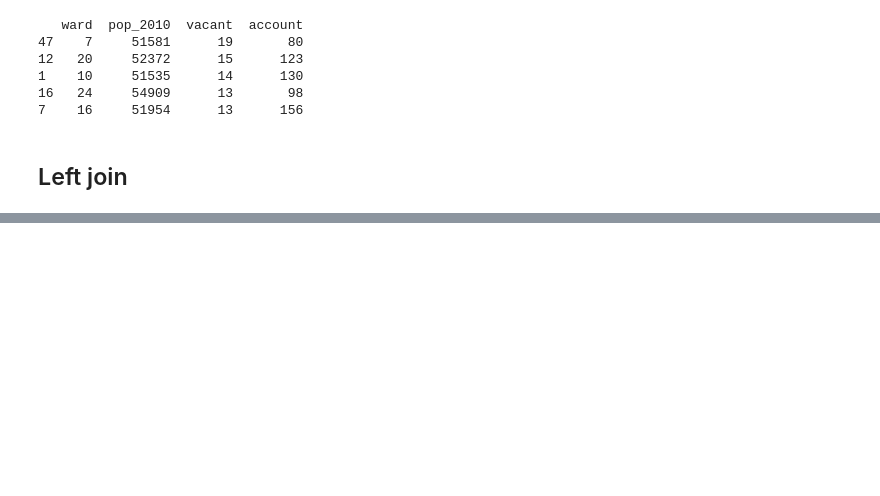
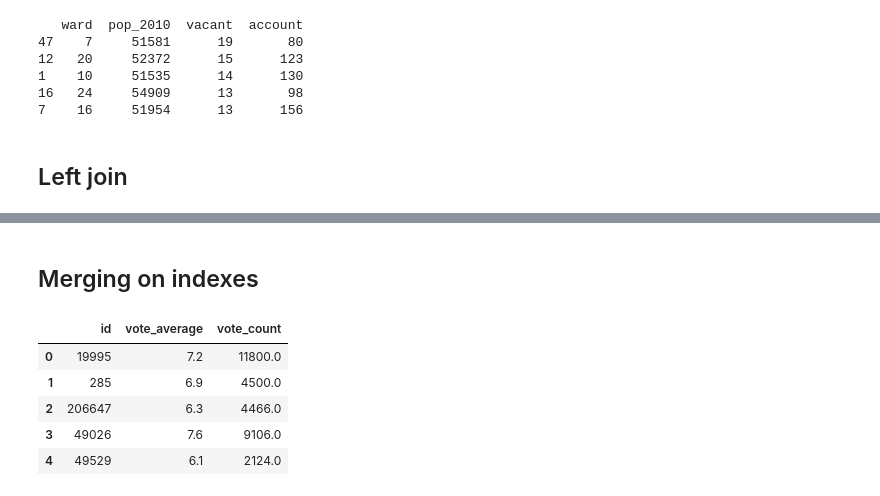
Before and after one commit to AndiOfTheLake/python-1, a Jupyter notebook: 04joindatawpd.ipynb, the cells around one changed output, grey strips where cells are left out. Drawn from its saved outputs; the diff is of its cells as text; code cells hidden in the pictures; blank space fills up the shorter version.

```diff
--- a/04joindatawpd.ipynb
+++ b/04joindatawpd.ipynb
@@ -379,0 +377,12 @@ print(direct_crews.head())
+# %% [markdown]
+## Merging on indexes
+# %%
+ratings = pd.read_pickle('ratings.p')
+ratings.head()
+# %% [output]
+|  | id | vote_average | vote_count |
+| 0 | 19995 | 7.2 | 11800.0 |
+| 1 | 285 | 6.9 | 4500.0 |
+| 2 | 206647 | 6.3 | 4466.0 |
+| 3 | 49026 | 7.6 | 9106.0 |
+| 4 | 49529 | 6.1 | 2124.0 |
```
Also changed, not shown: parts of 81 cells of this notebook, 3 other files.
